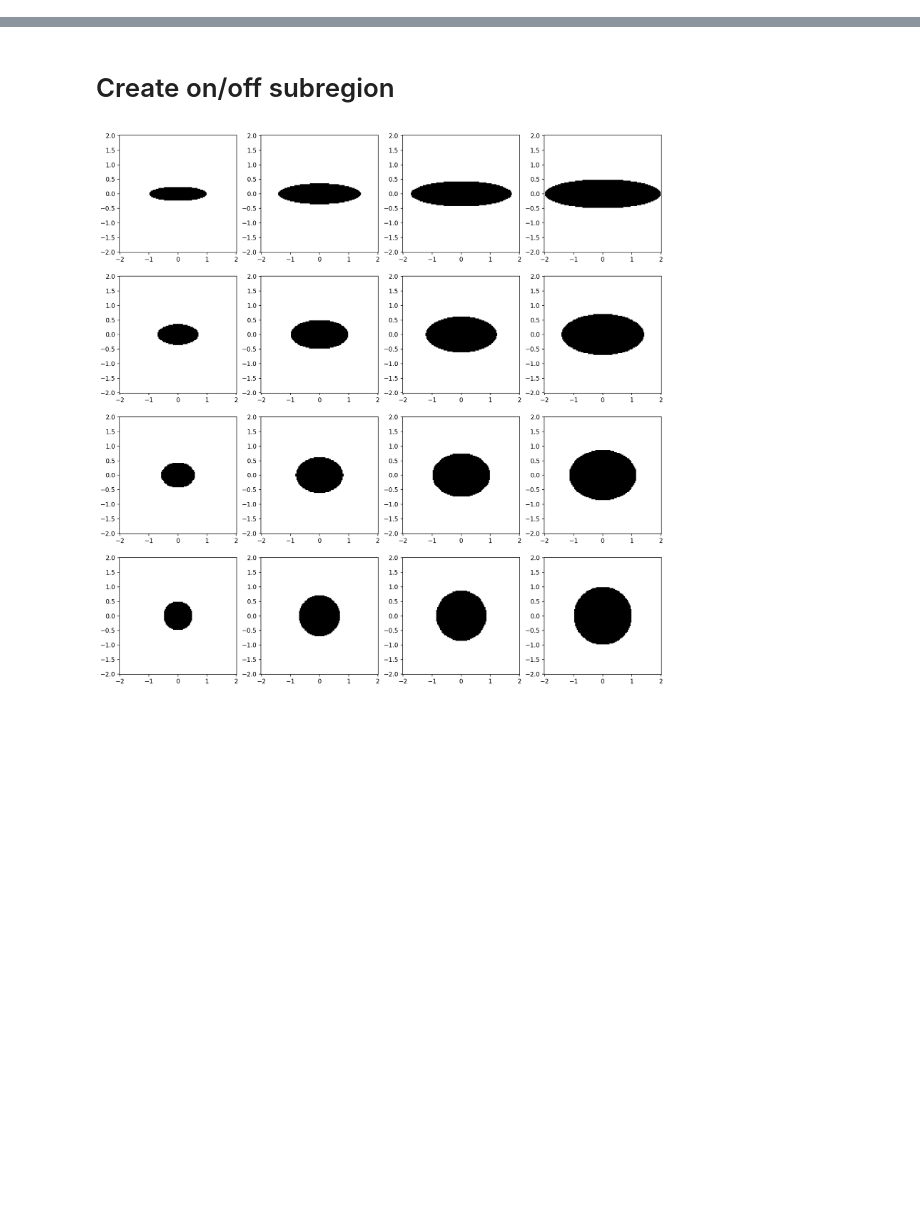
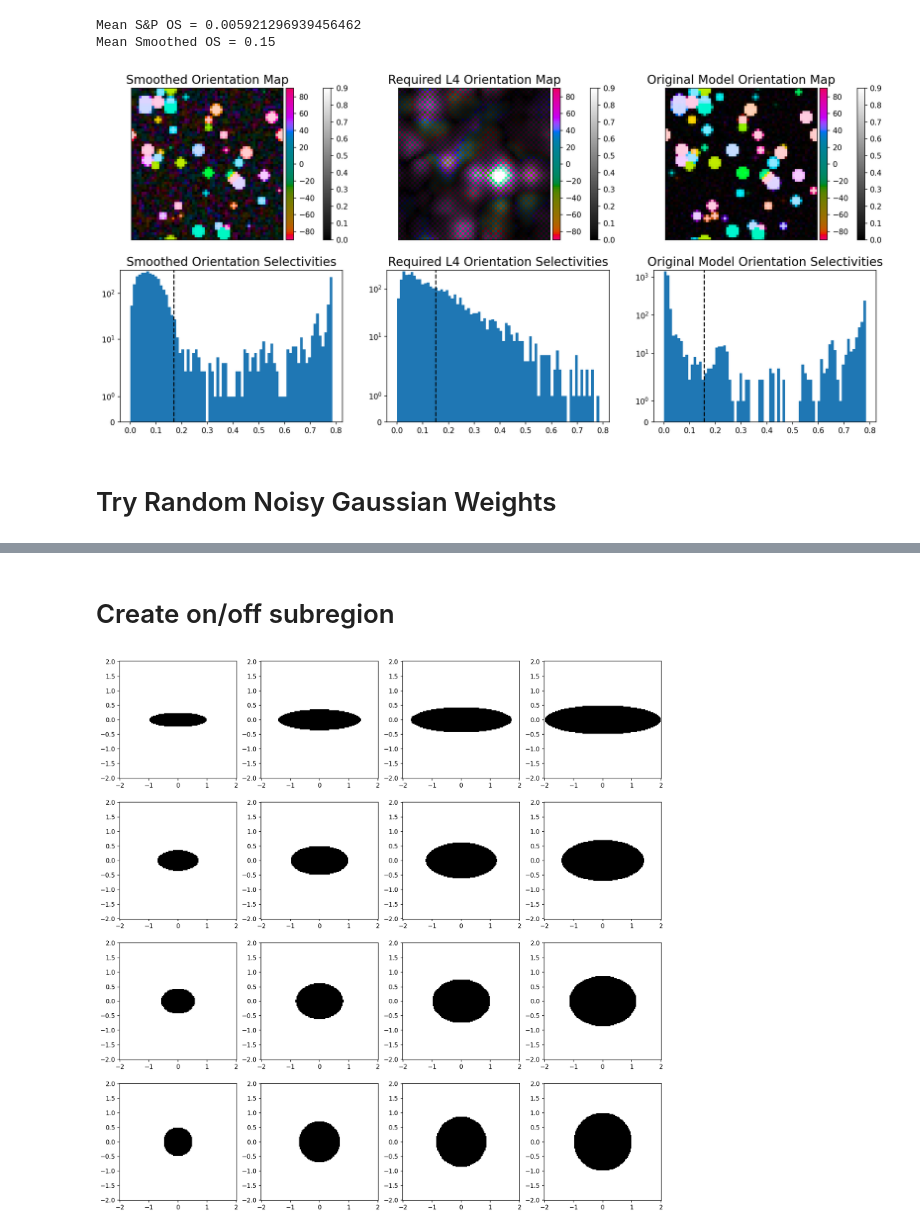
Before and after one commit to AddingAddict/OrientationSSB, a Jupyter notebook: notebooks/tuan_build_L4_RFs.ipynb, the cells around one changed output, grey strips where cells are left out. Saved outputs shown, nothing was run; the diff lists cells and outputs as text; code cells hidden in the pictures; blank space fills up the shorter version.

```diff
--- a/notebooks/tuan_build_L4_RFs.ipynb
+++ b/notebooks/tuan_build_L4_RFs.ipynb
@@ -32,0 +207,46 @@ Please install GPU version of TF
+# %%
+Wlker = lker*2
+Wlker2 = Wlker**2
+
+if Wlker != 0.0:
+    W = np.exp(-0.5*ds2/Wlker2)
+else:
+    W = (ds2 == 0.0).astype(float)
+
+W /= np.sum(W,(-2,-1))[:,:,None,None]
+# %%
+WinvL23 = (np.linalg.inv(W.reshape((N**2,N**2)))@L4_z.reshape((N**2))).reshape((N,N))
+
+WinvL23 *= 0.15/np.mean(np.abs(WinvL23))
+# %%
+fig,axs = plt.subplots(2,3,figsize=(18,8),dpi=150)
+
+pf.domcolbar(fig,axs[0,0],L4_z,origin='lower',alim=[-90,90],rlim=[0,0.9])
+pf.domcolbar(fig,axs[0,1],WinvL23,origin='lower',alim=[-90,90],rlim=[0,0.9])
+pf.domcolbar(fig,axs[0,2],sim_L23_input_z,origin='lower',alim=[-90,90],rlim=[0,0.9])
+axs[1,0].hist(np.abs(L4_z).flatten(),np.linspace(0,np.pi/4,76))
+axs[1,0].axvline(np.mean(np.abs(L4_z)),c='k',ls='--')
+axs[1,1].hist(np.abs(WinvL23).flatten(),np.linspace(0,np.pi/4,76))
+axs[1,1].axvline(np.mean(np.abs(WinvL23)),c='k',ls='--')
+axs[1,2].hist(np.abs(sim_L23_input_z).flatten(),np.linspace(0,np.pi/4,76))
+axs[1,2].axvline(np.mean(np.abs(sim_L23_input_z)),c='k',ls='--')
+
+axs[1,0].set_yscale('symlog')
+axs[1,1].set_yscale('symlog')
+axs[1,2].set_yscale('symlog')
+
+axs[0,0].set_title('Smoothed Orientation Map',fontsize=16)
+axs[0,1].set_title('Required L4 Orientation Map',fontsize=16)
+axs[0,2].set_title('Original Model Orientation Map',fontsize=16)
+axs[1,0].set_title('Smoothed Orientation Selectivities',fontsize=16)
+axs[1,1].set_title('Required L4 Orientation Selectivities',fontsize=16)
+axs[1,2].set_title('Original Model Orientation Selectivities',fontsize=16)
+
+print('Mean S&P OS =',np.mean(np.abs(orig_z)))
+print('Mean Smoothed OS =',np.mean(np.abs(WinvL23)))
+# %% [output]
+Mean S&P OS = 0.005921296939456462
+Mean Smoothed OS = 0.15
+[figure, added]
+# %% [markdown]
+# Try Random Noisy Gaussian Weights
```
Also changed, not shown: parts of 35 cells of this notebook, 2 other files.
